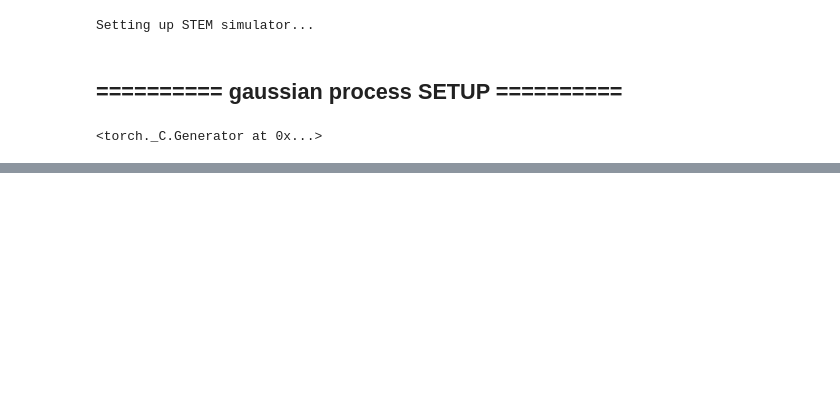
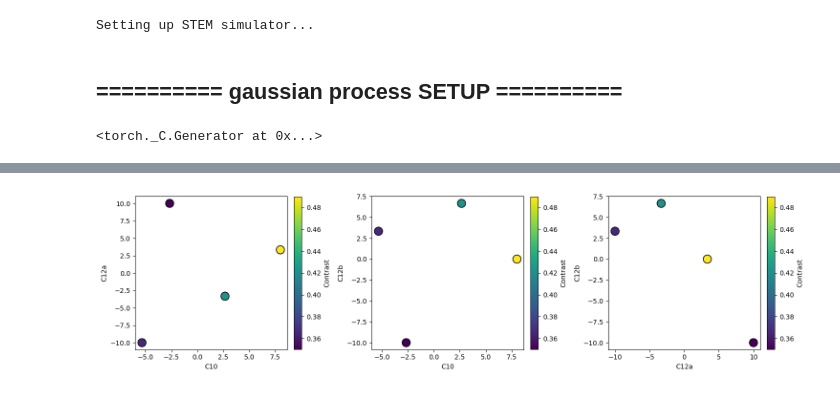
Before and after one commit to utkarshp1161/pystemsim, a Jupyter notebook: GP-for-abberration/notebook-1-gp-c1-a1x-a1y.ipynb, the cells around one changed output, grey strips where cells are left out. Saved outputs shown, nothing was run; the diff lists cells and outputs as text; code cells hidden in the pictures; blank space fills up the shorter version.

```diff
--- a/GP-for-abberration/notebook-1-gp-c1-a1x-a1y.ipynb
+++ b/GP-for-abberration/notebook-1-gp-c1-a1x-a1y.ipynb
@@ -150,3 +138,33 @@ Seed 50/50: C10=2.67, C12a=6.67, C12b=0.00, contrast=0.4590
+# %%
+fig, axes = plt.subplots(1, 3, figsize=(15, 4))
+
+# C10 vs C12a
+axes[0].scatter(seed_points[:, 0], seed_points[:, 1], c=seed_scores,
+                cmap='viridis', s=150, edgecolors='black')
+axes[0].set_xlabel('C10')
+axes[0].set_ylabel('C12a')
+
+# C10 vs C12b
+axes[1].scatter(seed_points[:, 0], seed_points[:, 2], c=seed_scores,
+                cmap='viridis', s=150, edgecolors='black')
+axes[1].set_xlabel('C10')
+axes[1].set_ylabel('C12b')
+
+# C12a vs C12b
+sc = axes[2].scatter(seed_points[:, 1], seed_points[:, 2], c=seed_scores,
+                     cmap='viridis', s=150, edgecolors='black')
+axes[2].set_xlabel('C12a')
+axes[2].set_ylabel('C12b')
+
+for ax, (x, y) in zip(axes, [(0,1), (0,2), (1,2)]):
+    sc = ax.scatter(seed_points[:, x], seed_points[:, y], c=seed_scores,
+                    cmap='viridis', s=150, edgecolors='black')
+    fig.colorbar(sc, ax=ax, fraction=0.046, pad=0.04, label='Contrast')
+
+plt.tight_layout()
+plt.show()
+# %% [output]
+[figure, added]
 # %%
 # Find best seed point
 best_seed_idx = np.argmax(seed_scores)
```
Also changed, not shown: parts of 8 cells of this notebook.
